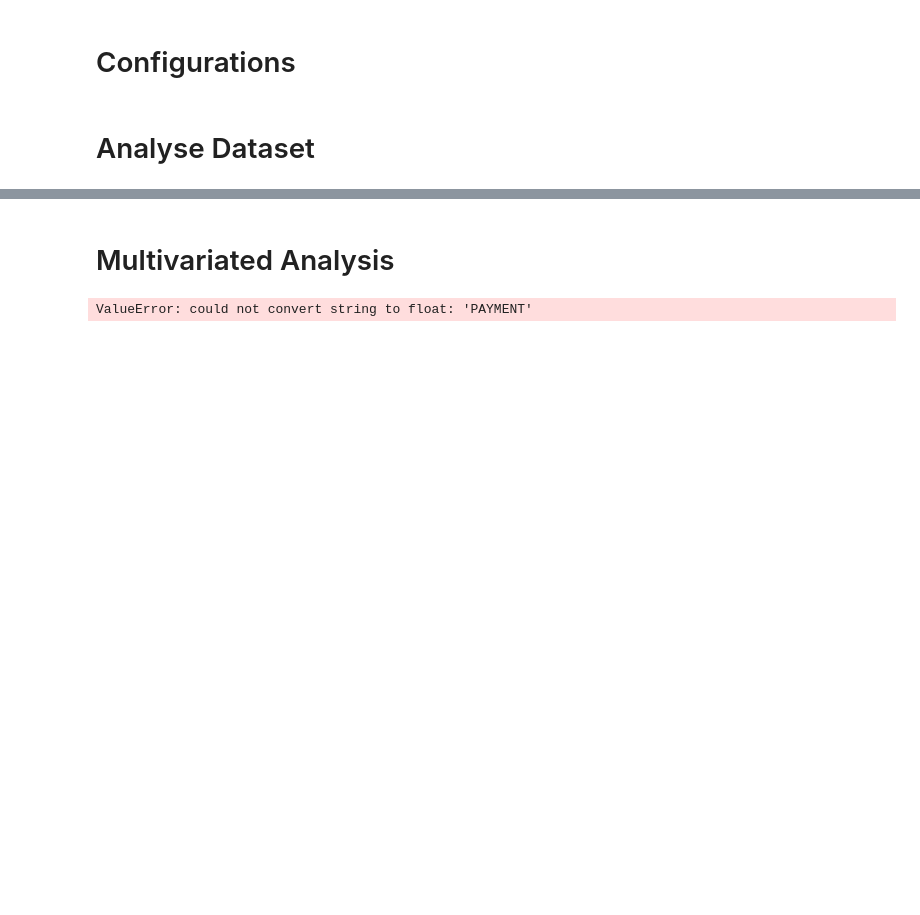
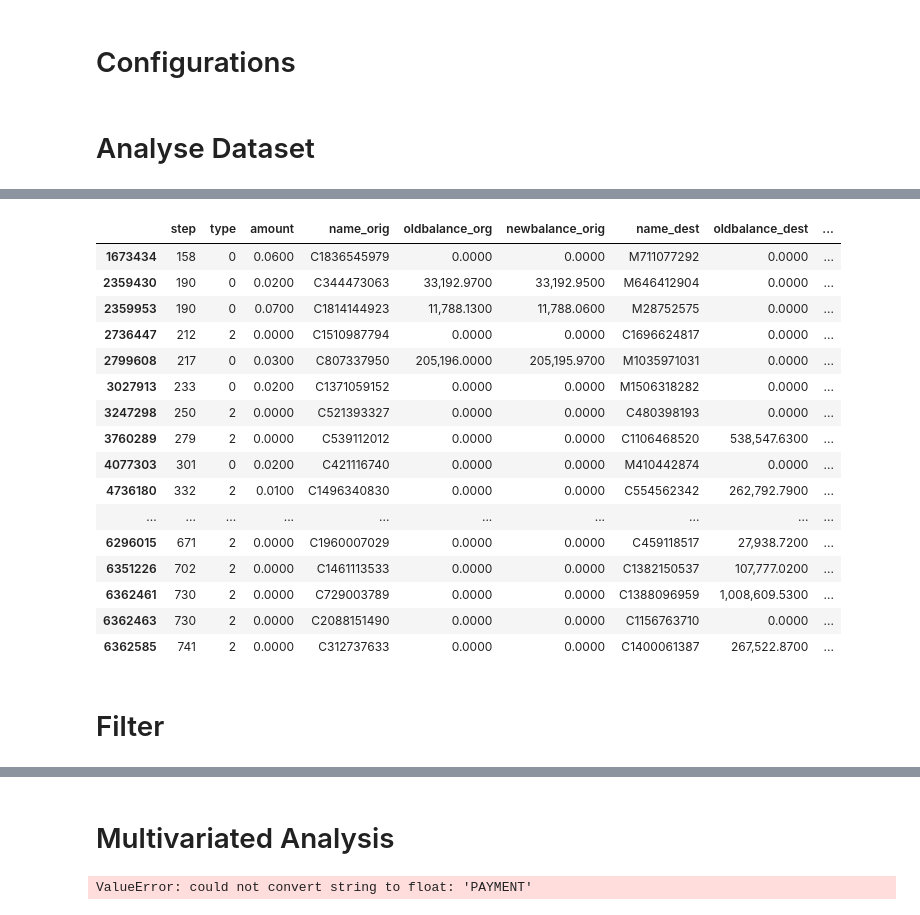
Before and after one commit to ylmoura/fraud_detection, a Jupyter notebook: notebooks/2.0_eda.ipynb, the cells around one changed output, grey strips where cells are left out. Saved outputs shown, nothing was run; the diff lists cells and outputs as text; code cells hidden in the pictures; blank space fills up the shorter version.

```diff
--- a/notebooks/2.0_eda.ipynb
+++ b/notebooks/2.0_eda.ipynb
@@ -97,0 +111,22 @@ plt.tight_layout()
+# %%
+data[data['amount'] < 0.10]
+# %% [output]
+|  | step | type | amount | name_orig | oldbalance_org | newbalance_orig | name_dest | oldbalance_dest | ... |
+| 1673434 | 158 | 0 | 0.0600 | C1836545979 | 0.0000 | 0.0000 | M711077292 | 0.0000 | ... |
+| 2359430 | 190 | 0 | 0.0200 | C344473063 | 33,192.9700 | 33,192.9500 | M646412904 | 0.0000 | ... |
+| 2359953 | 190 | 0 | 0.0700 | C1814144923 | 11,788.1300 | 11,788.0600 | M28752575 | 0.0000 | ... |
+| 2736447 | 212 | 2 | 0.0000 | C1510987794 | 0.0000 | 0.0000 | C1696624817 | 0.0000 | ... |
+| 2799608 | 217 | 0 | 0.0300 | C807337950 | 205,196.0000 | 205,195.9700 | M1035971031 | 0.0000 | ... |
+| 3027913 | 233 | 0 | 0.0200 | C1371059152 | 0.0000 | 0.0000 | M1506318282 | 0.0000 | ... |
+| 3247298 | 250 | 2 | 0.0000 | C521393327 | 0.0000 | 0.0000 | C480398193 | 0.0000 | ... |
+| 3760289 | 279 | 2 | 0.0000 | C539112012 | 0.0000 | 0.0000 | C1106468520 | 538,547.6300 | ... |
+| 4077303 | 301 | 0 | 0.0200 | C421116740 | 0.0000 | 0.0000 | M410442874 | 0.0000 | ... |
+| 4736180 | 332 | 2 | 0.0100 | C1496340830 | 0.0000 | 0.0000 | C554562342 | 262,792.7900 | ... |
+| ... | ... | ... | ... | ... | ... | ... | ... | ... | ... |
+| 6296015 | 671 | 2 | 0.0000 | C1960007029 | 0.0000 | 0.0000 | C459118517 | 27,938.7200 | ... |
+| 6351226 | 702 | 2 | 0.0000 | C1461113533 | 0.0000 | 0.0000 | C1382150537 | 107,777.0200 | ... |
+| 6362461 | 730 | 2 | 0.0000 | C729003789 | 0.0000 | 0.0000 | C1388096959 | 1,008,609.5300 | ... |
+| 6362463 | 730 | 2 | 0.0000 | C2088151490 | 0.0000 | 0.0000 | C1156763710 | 0.0000 | ... |
+| 6362585 | 741 | 2 | 0.0000 | C312737633 | 0.0000 | 0.0000 | C1400061387 | 267,522.8700 | ... |
+# %% [markdown]
+# Filter
```
Also changed, not shown: parts of 44 cells of this notebook, 4 other files.
